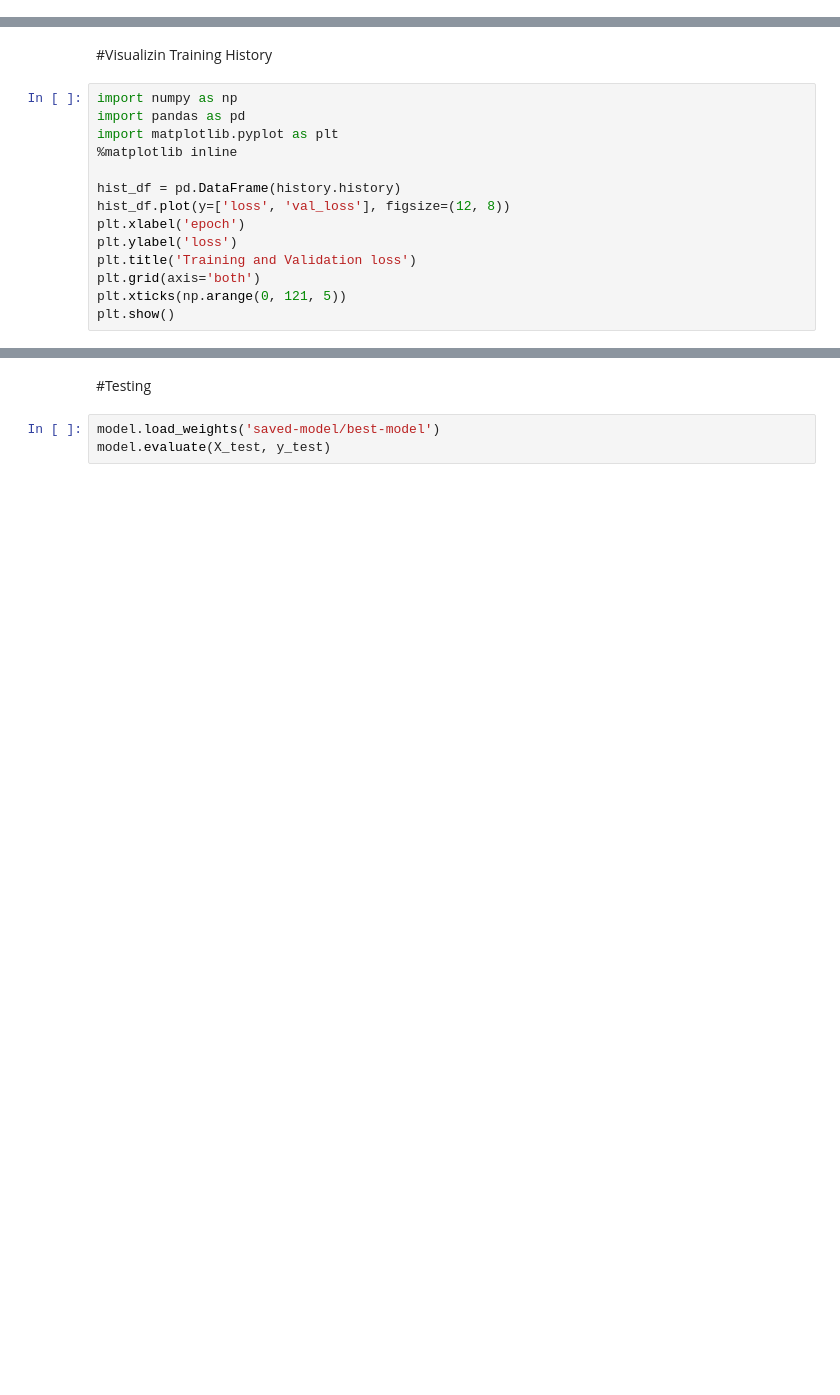
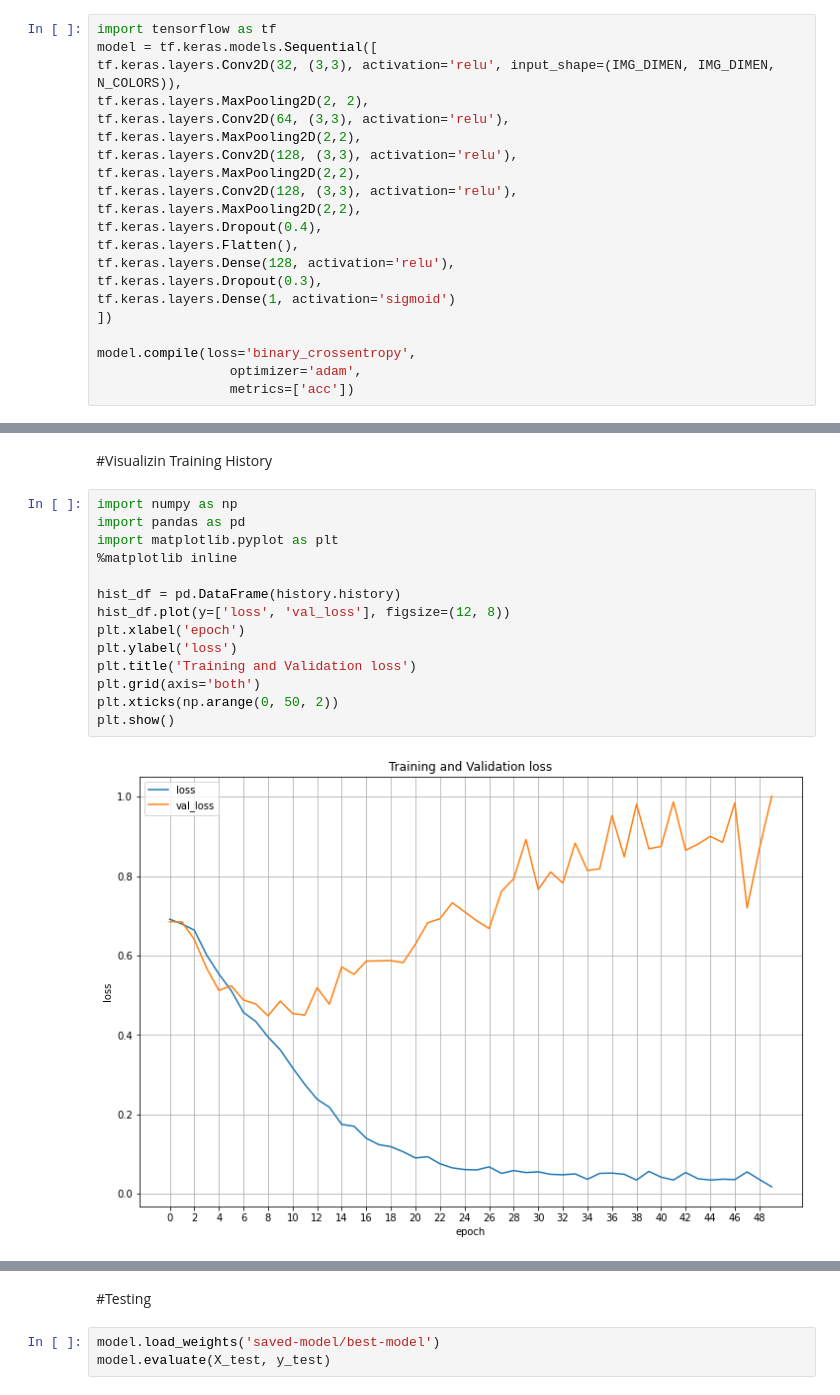
Before and after one commit to abdelrahman4578/Neural-Network-Project, a Jupyter notebook: main.ipynb, the cells around one changed output, grey strips where cells are left out. Cells and saved outputs as stored; diff of their text form; blank space fills up the shorter version.

```diff
--- a/main.ipynb
+++ b/main.ipynb
@@ -132,3 +107,24 @@ model.compile(loss='binary_crossentropy', optimizer='adam', metrics=['accuracy']
+# %%
+import tensorflow as tf
+model = tf.keras.models.Sequential([
+tf.keras.layers.Conv2D(32, (3,3), activation='relu', input_shape=(IMG_DIMEN, IMG_DIMEN, N_COLORS)),
+tf.keras.layers.MaxPooling2D(2, 2),
+tf.keras.layers.Conv2D(64, (3,3), activation='relu'),
+tf.keras.layers.MaxPooling2D(2,2),
+tf.keras.layers.Conv2D(128, (3,3), activation='relu'),
+tf.keras.layers.MaxPooling2D(2,2),
+tf.keras.layers.Conv2D(128, (3,3), activation='relu'),
+tf.keras.layers.MaxPooling2D(2,2),
+tf.keras.layers.Dropout(0.4),
+tf.keras.layers.Flatten(),
+tf.keras.layers.Dense(128, activation='relu'),
+tf.keras.layers.Dropout(0.3),
+tf.keras.layers.Dense(1, activation='sigmoid')
+])
+
+model.compile(loss='binary_crossentropy',
+                 optimizer='adam',
+                 metrics=['acc'])
 # %% [markdown]
 #Training and Validation
 # %%
@@ -169,16 +165,18 @@ Epoch 14/50
 # %%
 import numpy as np
 import pandas as pd
 import matplotlib.pyplot as plt
 %matplotlib inline
 
 hist_df = pd.DataFrame(history.history)
 hist_df.plot(y=['loss', 'val_loss'], figsize=(12, 8))
 plt.xlabel('epoch')
 plt.ylabel('loss')
 plt.title('Training and Validation loss')
 plt.grid(axis='both')
-plt.xticks(np.arange(0, 121, 5))
+plt.xticks(np.arange(0, 50, 2))
 plt.show()
+# %% [output]
+[figure, added]
 # %%
 hist_df = pd.DataFrame(history.history)
```
Also changed, not shown: parts of 11 cells of this notebook.
